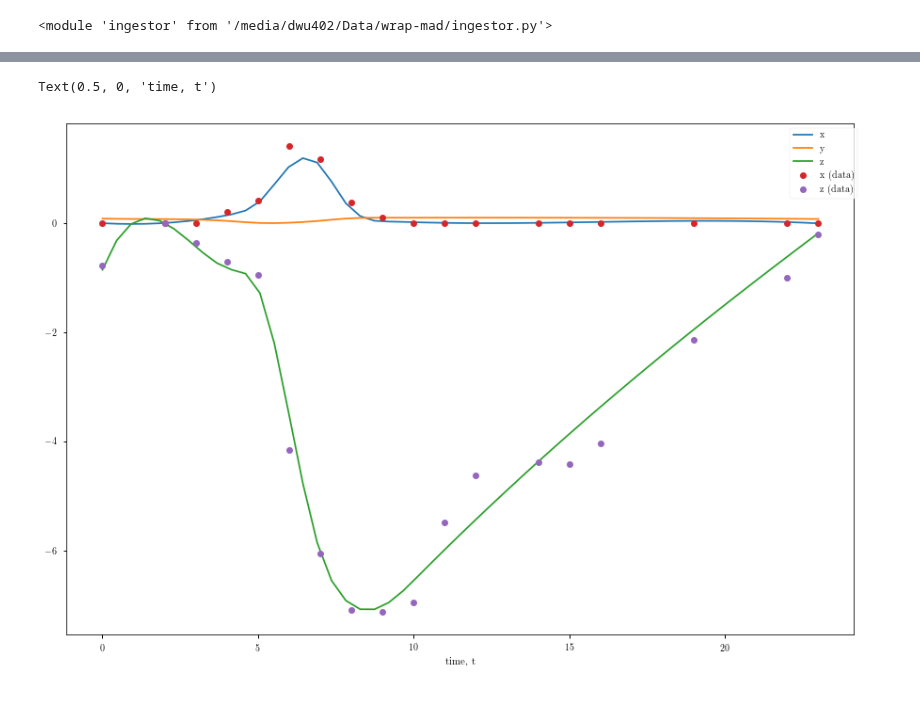
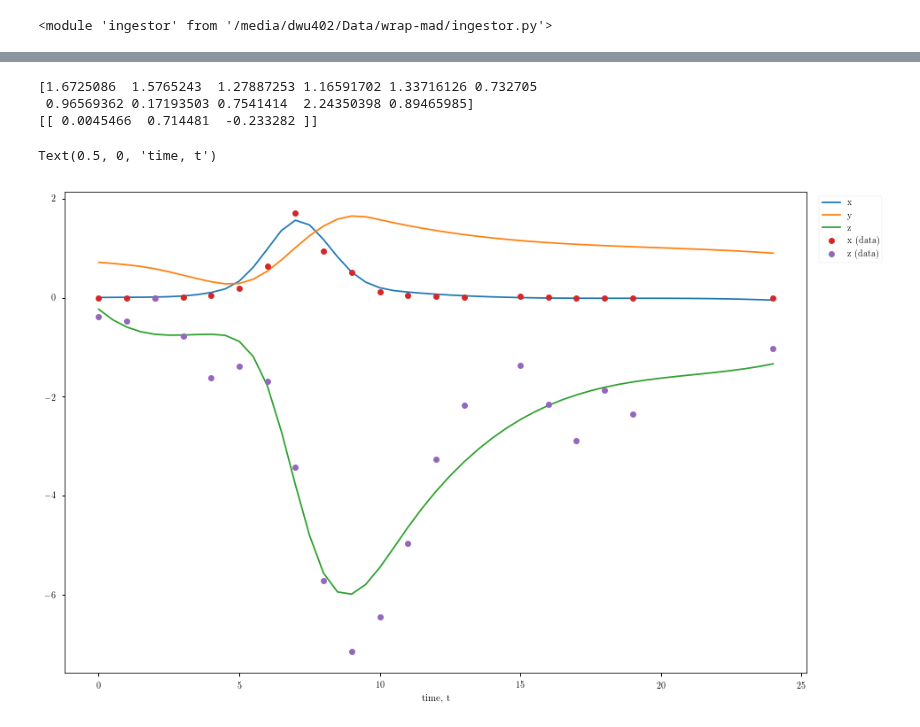
Before and after one commit to dwu402/self-harm, a Jupyter notebook: smol_case.ipynb, the cells around one changed output, grey strips where cells are left out. Saved outputs shown, nothing was run; the diff lists cells and outputs as text; code cells hidden in the pictures; blank space fills up the shorter version.

```diff
--- a/smol_case.ipynb
+++ b/smol_case.ipynb
@@ -7,6 +7,11 @@ plt.style.use('seaborn-notebook')
 plt.rc('text', usetex=True)
 plt.rc('font', family='serif')
 plt.rcParams['figure.figsize'] = [15, 10]
+# %%
+from cycler import cycler
+
+new_color = cycler(color=["k"])
+plt.rcParams['axes.prop_cycle'] = plt.rcParams['axes.prop_cycle'].concat(new_color)
 # %%
 from importlib import reload
 
@@ -16,8 +21,7 @@ reload(ingestor)
 # %% [output]
 <module 'ingestor' from '/media/dwu402/Data/wrap-mad/ingestor.py'>
 # %%
-context = ingestor.initialise_context()
-ingestor.read_run_file(context, "runs/minimal4.3.run")
+context = ingestor.Context("runs/minimal3.3.run")
 # %%
 model = modeller.Model(context)
 # %%
@@ -26,7 +30,7 @@ solver.construct_objectives(context, model)
 # %%
 solver.construct_problems()
 # %%
-for rhoi in np.logspace(-10, 5, num=97):
+for rhoi in np.logspace(-7, 4.5, num=51):
     solver.solve(rhoi)
     solver.problems[0].initial_guess = solver.solutions[str(rhoi)][-1].x
 # %%
@@ -109,19 +113,23 @@ def tokey(rho, ps):
     return f"{'y'.join(map(str,ps))}r{rho}"
 getx = fitter.ca.Function("getx", [model.ts, *model.cs], model.xs)
 # %%
-target_rho = 36.51741272548377
+target_rho = 93.32543007969925
 c_end = solver.problems[0].cache.results[tokey(target_rho, solver.solutions[str(target_rho)][0].x)].x
-
+print(solver.solutions[str(target_rho)][0].x)
 xs_end = np.array([np.array(i) for i in getx(model.observation_times,
                                          *fitter.argsplit(c_end,
                                                           3)
                                         )])
+print(xs_end[:,0].T)
 plt.plot(model.observation_times, np.hstack([xs_end[0], xs_end[1], xs_end[2]]),
-         context['datasets'][0]['t'], context['datasets'][0]['x'], 'o',
-         context['datasets'][0]['t'], context['datasets'][0]['z'], 'o')
+         context.datasets[0]['t'], context.datasets[0]['x'], 'o',
+         context.datasets[0]['t'], context.datasets[0]['z'], 'o')
 plt.legend(list("xyz") + ["x (data)", "z (data)"], loc="best", bbox_to_anchor=(1.01, 1))
 plt.xlabel("time, t")
 # %% [output]
-Text(0.5, 0, 'time, t')
+[1.6725086  1.5765243  1.27887253 1.16591702 1.33716126 0.732705
+ 0.96569362 0.17193503 0.7541414  2.24350398 0.89465985]
+[[ 0.0045466  0.714481  -0.233282 ]]
+Text(0.5, 0, 'time, t')
-[figure, old version]
+[figure, new version]
 # %%
```
Also changed, not shown: parts of 14 cells of this notebook, 3 other files.
